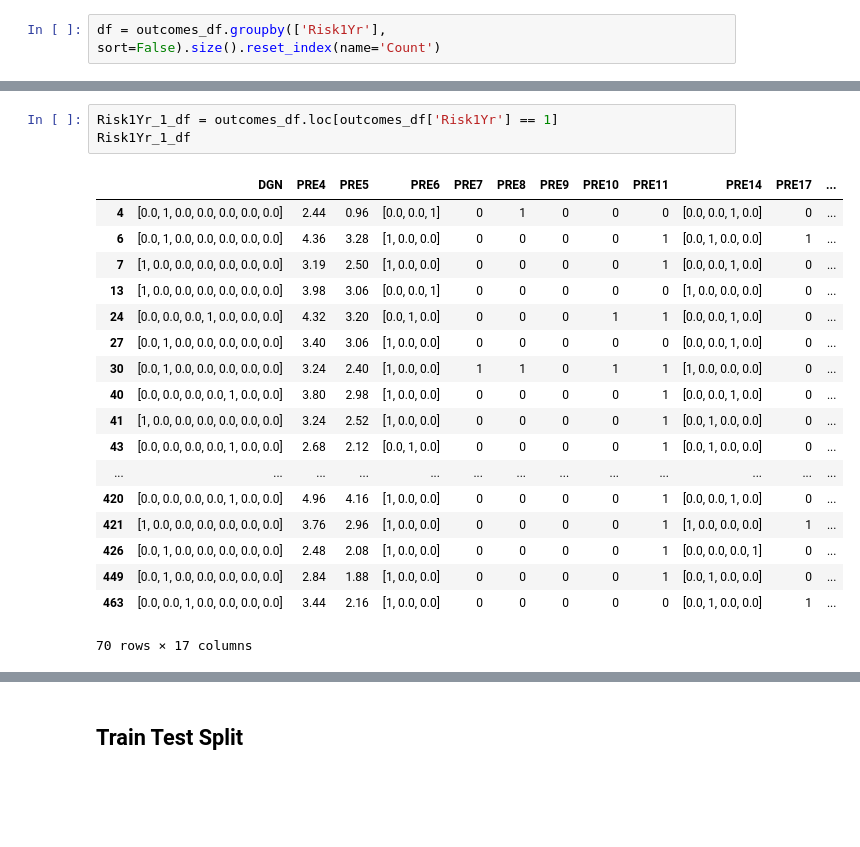
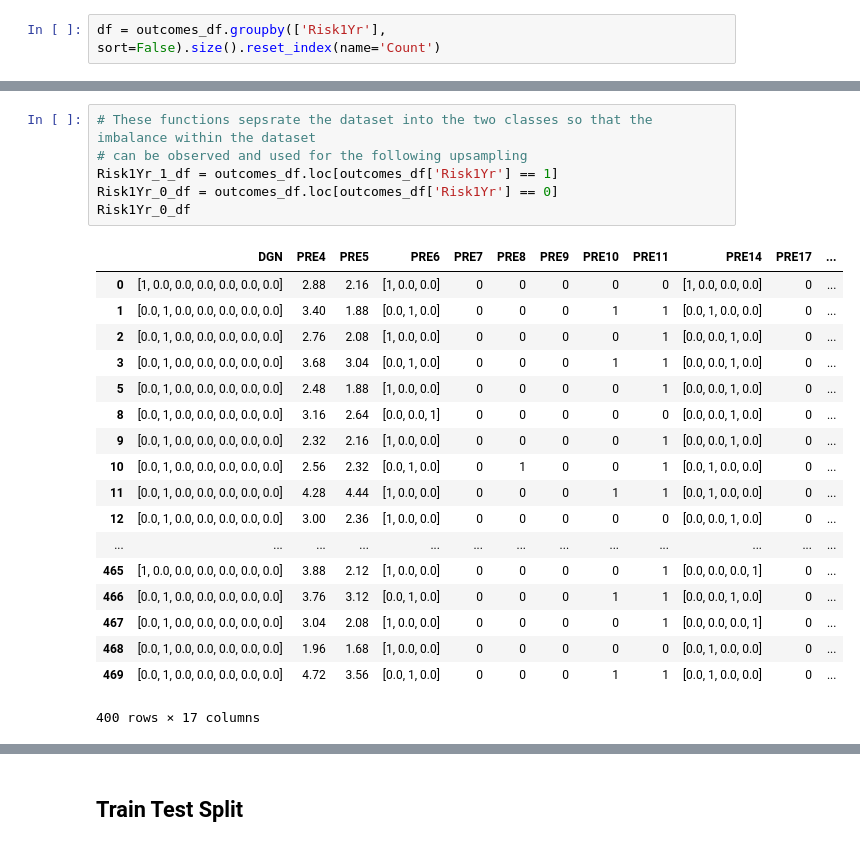
Before and after one commit to VMS-6511/PostOpPred, a Jupyter notebook: preprocessing/0_Preprocessing.ipynb, the cells around one changed output, grey strips where cells are left out. Saved outputs shown, nothing was run; the diff lists cells and outputs as text; blank space fills up the shorter version.

```diff
--- a/preprocessing/0_Preprocessing.ipynb
+++ b/preprocessing/0_Preprocessing.ipynb
@@ -101,22 +108,25 @@ df
-# %%
-Risk1Yr_1_df = outcomes_df.loc[outcomes_df['Risk1Yr'] == 1]
-Risk1Yr_1_df
-# %% [output]
-|  | DGN | PRE4 | PRE5 | PRE6 | PRE7 | PRE8 | PRE9 | PRE10 | PRE11 | PRE14 | PRE17 | ... |
-| 4 | [0.0, 1, 0.0, 0.0, 0.0, 0.0, 0.0] | 2.44 | 0.96 | [0.0, 0.0, 1] | 0 | 1 | 0 | 0 | 0 | [0.0, 0.0, 1, 0.0] | 0 | ... |
-| 6 | [0.0, 1, 0.0, 0.0, 0.0, 0.0, 0.0] | 4.36 | 3.28 | [1, 0.0, 0.0] | 0 | 0 | 0 | 0 | 1 | [0.0, 1, 0.0, 0.0] | 1 | ... |
-| 7 | [1, 0.0, 0.0, 0.0, 0.0, 0.0, 0.0] | 3.19 | 2.50 | [1, 0.0, 0.0] | 0 | 0 | 0 | 0 | 1 | [0.0, 0.0, 1, 0.0] | 0 | ... |
-| 13 | [1, 0.0, 0.0, 0.0, 0.0, 0.0, 0.0] | 3.98 | 3.06 | [0.0, 0.0, 1] | 0 | 0 | 0 | 0 | 0 | [1, 0.0, 0.0, 0.0] | 0 | ... |
-| 24 | [0.0, 0.0, 0.0, 1, 0.0, 0.0, 0.0] | 4.32 | 3.20 | [0.0, 1, 0.0] | 0 | 0 | 0 | 1 | 1 | [0.0, 0.0, 1, 0.0] | 0 | ... |
-| 27 | [0.0, 1, 0.0, 0.0, 0.0, 0.0, 0.0] | 3.40 | 3.06 | [1, 0.0, 0.0] | 0 | 0 | 0 | 0 | 0 | [0.0, 0.0, 1, 0.0] | 0 | ... |
-| 30 | [0.0, 1, 0.0, 0.0, 0.0, 0.0, 0.0] | 3.24 | 2.40 | [1, 0.0, 0.0] | 1 | 1 | 0 | 1 | 1 | [1, 0.0, 0.0, 0.0] | 0 | ... |
-| 40 | [0.0, 0.0, 0.0, 0.0, 1, 0.0, 0.0] | 3.80 | 2.98 | [1, 0.0, 0.0] | 0 | 0 | 0 | 0 | 1 | [0.0, 0.0, 1, 0.0] | 0 | ... |
-| 41 | [1, 0.0, 0.0, 0.0, 0.0, 0.0, 0.0] | 3.24 | 2.52 | [1, 0.0, 0.0] | 0 | 0 | 0 | 0 | 1 | [0.0, 1, 0.0, 0.0] | 0 | ... |
-| 43 | [0.0, 0.0, 0.0, 0.0, 1, 0.0, 0.0] | 2.68 | 2.12 | [0.0, 1, 0.0] | 0 | 0 | 0 | 0 | 1 | [0.0, 1, 0.0, 0.0] | 0 | ... |
-| ... | ... | ... | ... | ... | ... | ... | ... | ... | ... | ... | ... | ... |
-| 420 | [0.0, 0.0, 0.0, 0.0, 1, 0.0, 0.0] | 4.96 | 4.16 | [1, 0.0, 0.0] | 0 | 0 | 0 | 0 | 1 | [0.0, 0.0, 1, 0.0] | 0 | ... |
-| 421 | [1, 0.0, 0.0, 0.0, 0.0, 0.0, 0.0] | 3.76 | 2.96 | [1, 0.0, 0.0] | 0 | 0 | 0 | 0 | 1 | [1, 0.0, 0.0, 0.0] | 1 | ... |
-| 426 | [0.0, 1, 0.0, 0.0, 0.0, 0.0, 0.0] | 2.48 | 2.08 | [1, 0.0, 0.0] | 0 | 0 | 0 | 0 | 1 | [0.0, 0.0, 0.0, 1] | 0 | ... |
-| 449 | [0.0, 1, 0.0, 0.0, 0.0, 0.0, 0.0] | 2.84 | 1.88 | [1, 0.0, 0.0] | 0 | 0 | 0 | 0 | 1 | [0.0, 1, 0.0, 0.0] | 0 | ... |
-| 463 | [0.0, 0.0, 1, 0.0, 0.0, 0.0, 0.0] | 3.44 | 2.16 | [1, 0.0, 0.0] | 0 | 0 | 0 | 0 | 0 | [0.0, 1, 0.0, 0.0] | 1 | ... |
-70 rows × 17 columns
+# %%
+# These functions sepsrate the dataset into the two classes so that the imbalance within the dataset
+# can be observed and used for the following upsampling
+Risk1Yr_1_df = outcomes_df.loc[outcomes_df['Risk1Yr'] == 1]
+Risk1Yr_0_df = outcomes_df.loc[outcomes_df['Risk1Yr'] == 0]
+Risk1Yr_0_df
+# %% [output]
+|  | DGN | PRE4 | PRE5 | PRE6 | PRE7 | PRE8 | PRE9 | PRE10 | PRE11 | PRE14 | PRE17 | ... |
+| 0 | [1, 0.0, 0.0, 0.0, 0.0, 0.0, 0.0] | 2.88 | 2.16 | [1, 0.0, 0.0] | 0 | 0 | 0 | 0 | 0 | [1, 0.0, 0.0, 0.0] | 0 | ... |
+| 1 | [0.0, 1, 0.0, 0.0, 0.0, 0.0, 0.0] | 3.40 | 1.88 | [0.0, 1, 0.0] | 0 | 0 | 0 | 1 | 1 | [0.0, 1, 0.0, 0.0] | 0 | ... |
+| 2 | [0.0, 1, 0.0, 0.0, 0.0, 0.0, 0.0] | 2.76 | 2.08 | [1, 0.0, 0.0] | 0 | 0 | 0 | 0 | 1 | [0.0, 0.0, 1, 0.0] | 0 | ... |
+| 3 | [0.0, 1, 0.0, 0.0, 0.0, 0.0, 0.0] | 3.68 | 3.04 | [0.0, 1, 0.0] | 0 | 0 | 0 | 1 | 1 | [0.0, 0.0, 1, 0.0] | 0 | ... |
+| 5 | [0.0, 1, 0.0, 0.0, 0.0, 0.0, 0.0] | 2.48 | 1.88 | [1, 0.0, 0.0] | 0 | 0 | 0 | 0 | 1 | [0.0, 0.0, 1, 0.0] | 0 | ... |
+| 8 | [0.0, 1, 0.0, 0.0, 0.0, 0.0, 0.0] | 3.16 | 2.64 | [0.0, 0.0, 1] | 0 | 0 | 0 | 0 | 0 | [0.0, 0.0, 1, 0.0] | 0 | ... |
+| 9 | [0.0, 1, 0.0, 0.0, 0.0, 0.0, 0.0] | 2.32 | 2.16 | [1, 0.0, 0.0] | 0 | 0 | 0 | 0 | 1 | [0.0, 0.0, 1, 0.0] | 0 | ... |
+| 10 | [0.0, 1, 0.0, 0.0, 0.0, 0.0, 0.0] | 2.56 | 2.32 | [0.0, 1, 0.0] | 0 | 1 | 0 | 0 | 1 | [0.0, 1, 0.0, 0.0] | 0 | ... |
+| 11 | [0.0, 1, 0.0, 0.0, 0.0, 0.0, 0.0] | 4.28 | 4.44 | [1, 0.0, 0.0] | 0 | 0 | 0 | 1 | 1 | [0.0, 1, 0.0, 0.0] | 0 | ... |
+| 12 | [0.0, 1, 0.0, 0.0, 0.0, 0.0, 0.0] | 3.00 | 2.36 | [1, 0.0, 0.0] | 0 | 0 | 0 | 0 | 0 | [0.0, 0.0, 1, 0.0] | 0 | ... |
+| ... | ... | ... | ... | ... | ... | ... | ... | ... | ... | ... | ... | ... |
+| 465 | [1, 0.0, 0.0, 0.0, 0.0, 0.0, 0.0] | 3.88 | 2.12 | [1, 0.0, 0.0] | 0 | 0 | 0 | 0 | 1 | [0.0, 0.0, 0.0, 1] | 0 | ... |
+| 466 | [0.0, 1, 0.0, 0.0, 0.0, 0.0, 0.0] | 3.76 | 3.12 | [0.0, 1, 0.0] | 0 | 0 | 0 | 1 | 1 | [0.0, 0.0, 1, 0.0] | 0 | ... |
+| 467 | [0.0, 1, 0.0, 0.0, 0.0, 0.0, 0.0] | 3.04 | 2.08 | [1, 0.0, 0.0] | 0 | 0 | 0 | 0 | 1 | [0.0, 0.0, 0.0, 1] | 0 | ... |
+| 468 | [0.0, 1, 0.0, 0.0, 0.0, 0.0, 0.0] | 1.96 | 1.68 | [1, 0.0, 0.0] | 0 | 0 | 0 | 0 | 0 | [0.0, 1, 0.0, 0.0] | 0 | ... |
+| 469 | [0.0, 1, 0.0, 0.0, 0.0, 0.0, 0.0] | 4.72 | 3.56 | [0.0, 1, 0.0] | 0 | 0 | 0 | 1 | 1 | [0.0, 1, 0.0, 0.0] | 0 | ... |
+400 rows × 17 columns
```
Also changed, not shown: parts of 9 cells of this notebook, 4 other files.
